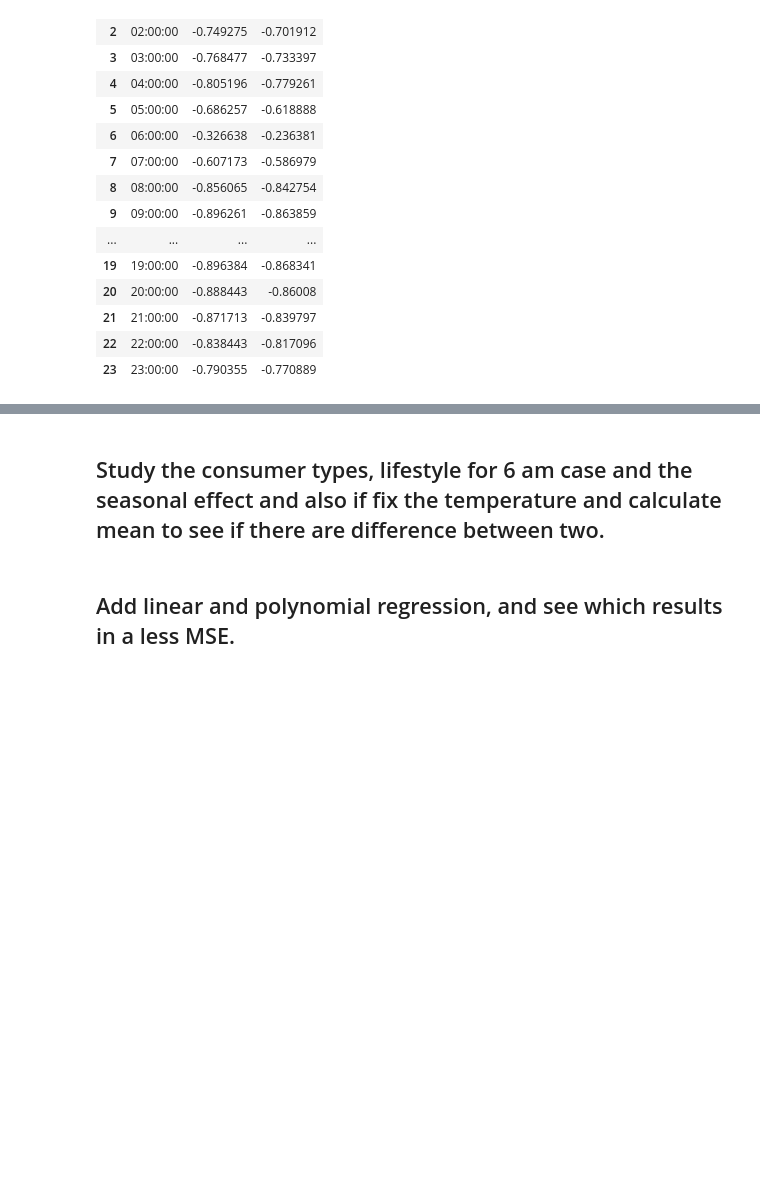
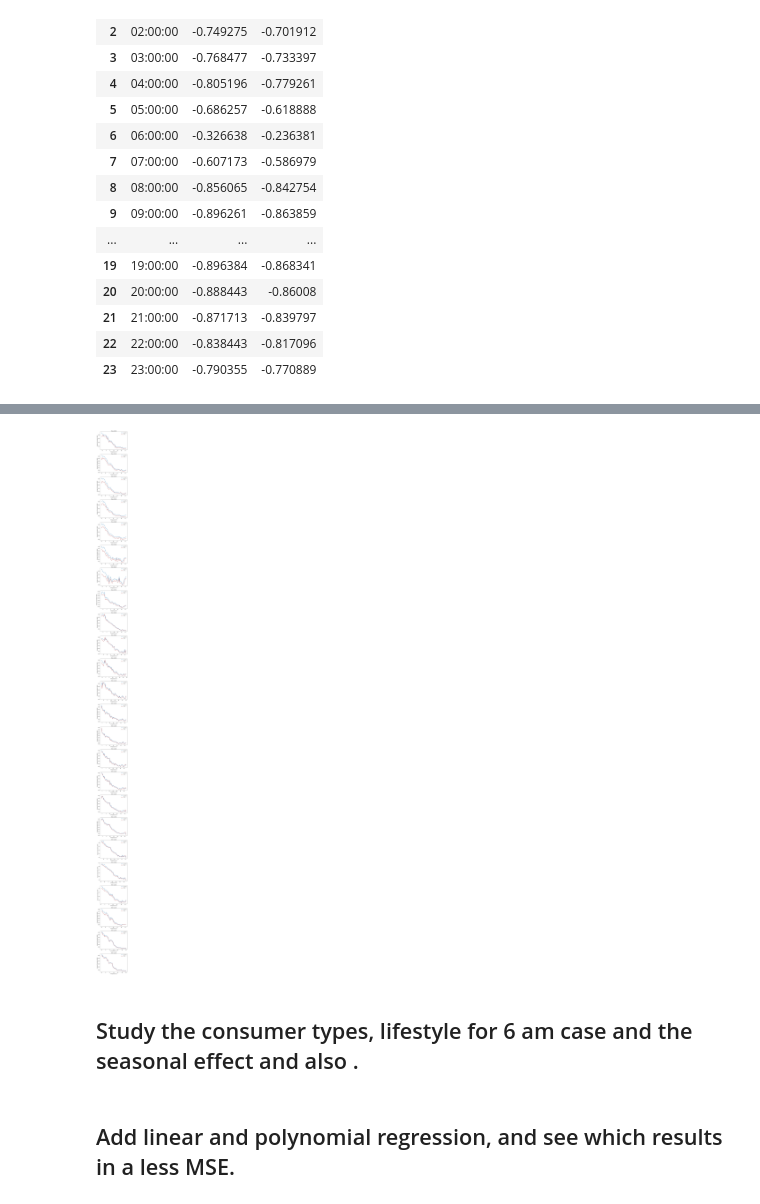
Before and after one commit to robinsxdgi/Demand-Response, a Jupyter notebook: PreferenceLearning.ipynb, the cells around one changed output, grey strips where cells are left out. Drawn from its saved outputs; the diff is of its cells as text; code cells hidden in the pictures; blank space fills up the shorter version.

```diff
--- a/PreferenceLearning.ipynb
+++ b/PreferenceLearning.ipynb
@@ -578,0 +581,5 @@ The correlation between average consumption and temperature
+# %%
+# Combine the temperature dataframe and non-TOU and TOU data together, to construct 2 new combined dataframe
+df_Ntou1h['TempC'] = df_wea1h['TempC'].round()
+df_tou1h['TempC'] = df_wea1h['TempC'].round()
+df_Ntou1h.groupby('TempC')['Total'].mean()
@@ -579,5 +604,46 @@ The correlation between average consumption and temperature
+# %%
+df_NdVSt = df_Ntou1h[df_Ntou1h.GMT.str.contains('0' + str(2) + ':00:00')]
+df_NdVSt = pd.DataFrame(df_NdVSt.groupby('TempC')['Total'].mean() / (df_NdVSt.shape[1] - 4))
+df_NdVSt = df_NdVSt.reset_index()
+# %%
+# non-TOU vs TOU in terms of average (over both users and the time) hourly energy consumption v.s. temperature
+fig_all = plt.figure(figsize = (6,100))
+ax_Ntou = [] # store subplot objects
+ax_tou = [] # store subplot objects
+for i in range(24):
+    ax_Ntou.append(fig_all.add_subplot(24, 1, i+1))
+    if i <= 9:
+        # calculate the average consumption grouped by different temperatures
+        df_NdVSt = df_Ntou1h[df_Ntou1h.GMT.str.contains('0' + str(i) + ':00:00')]
+        df_NdVSt = df_NdVSt.groupby('TempC')['Total'].mean() / (df_NdVSt.shape[1] - 4)
+        df_NdVSt = df_NdVSt.reset_index()
+        ax_Ntou[-1].plot(df_NdVSt.TempC, df_NdVSt.Total, label = 'non-TOU' )
+        df_dVSt = df_tou1h[df_tou1h.GMT.str.contains('0' + str(i) + ':00:00')]
+        df_dVSt = df_dVSt.groupby('TempC')['Total'].mean() / (df_dVSt.shape[1] - 4)
+        df_dVSt = df_dVSt.reset_index()
+        ax_Ntou[-1].plot(df_dVSt.TempC, df_dVSt.Total,  c = 'brown', label = 'TOU' )
+        ax_Ntou[-1].set_title('Time: 0' + str(i) + ':00')
+        ax_Ntou[-1].set_xlabel(r'Temperature (C$^o$)')
+        ax_Ntou[-1].set_ylabel('Average Consumption (kWh)')
+        ax_Ntou[-1].legend()
+    else:
+        df_NdVSt = df_Ntou1h[df_Ntou1h.GMT.str.contains(str(i) + ':00:00')]
+        df_NdVSt = df_NdVSt.groupby('TempC')['Total'].mean() / (df_NdVSt.shape[1] - 4)
+        df_NdVSt = df_NdVSt.reset_index()
+        ax_Ntou[-1].plot(df_NdVSt.TempC, df_NdVSt.Total, label = 'non-TOU')
+        df_dVSt = df_tou1h[df_tou1h.GMT.str.contains(str(i) + ':00:00')]
+        df_dVSt = df_dVSt.groupby('TempC')['Total'].mean() / (df_dVSt.shape[1] - 4)
+        df_dVSt = df_dVSt.reset_index()
+        ax_Ntou[-1].plot(df_dVSt.TempC, df_dVSt.Total,  c = 'brown', label = 'TOU' )
+        ax_Ntou[-1].set_title('Time: ' + str(i) + ':00')
+        ax_Ntou[-1].set_xlabel(r'Temperature (C$^o$)')
+        ax_Ntou[-1].set_ylabel('Average Consumption (kWh)')
+        ax_Ntou[-1].legend()
+plt.tight_layout()
+# %% [output]
+[figure, added]
 # %% [markdown]
-## Study the consumer types, lifestyle for 6 am case and the seasonal effect and also if fix the temperature and calculate mean to see if there are difference between two.
+## Study the consumer types, lifestyle for 6 am case and the seasonal effect and also .
 # %%
 # Nothingfadsf
 # %% [markdown]
```
Also changed, not shown: parts of 2 cells of this notebook.
